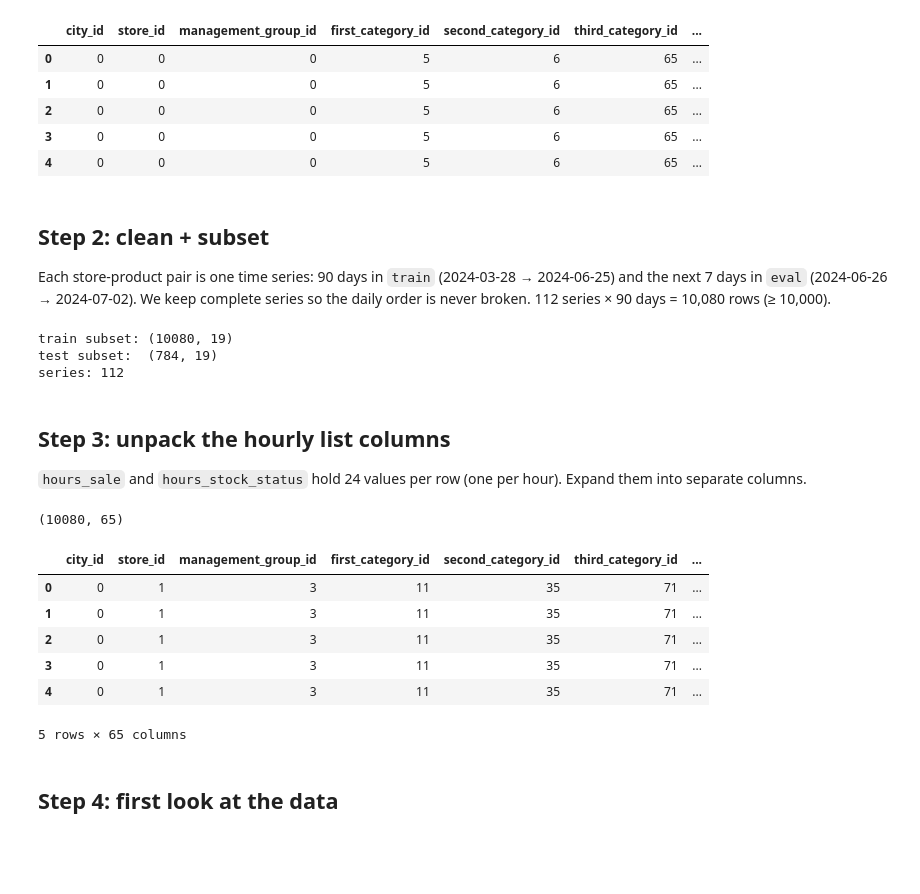
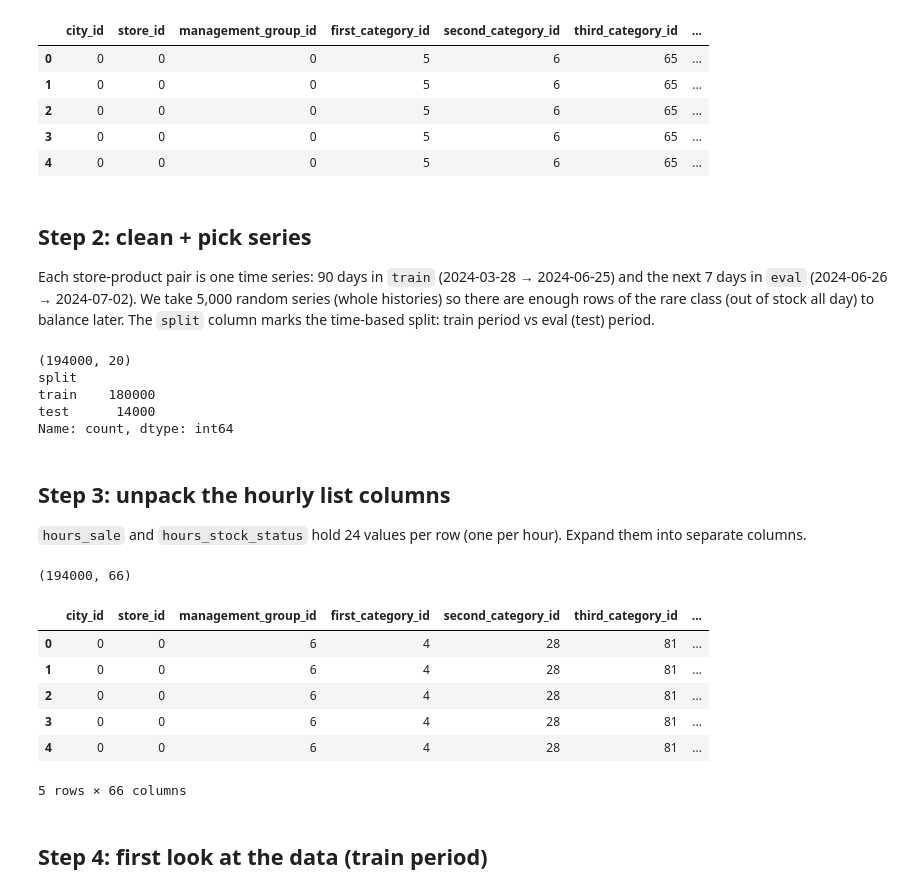
Before and after one commit to KTECeline/ODL-G15, a Jupyter notebook: Dataset.ipynb, the cells around one changed output. Drawn from its saved outputs; the diff is of its cells as text; code cells hidden in the pictures; blank space fills up the shorter version.

```diff
--- a/Dataset.ipynb
+++ b/Dataset.ipynb
@@ -51,9 +51,10 @@ eval:  (350000, 19)
 | 3 | 0 | 0 | 0 | 5 | 6 | 65 | ... |
 | 4 | 0 | 0 | 0 | 5 | 6 | 65 | ... |
 # %% [markdown]
-## Step 2: clean + subset
+## Step 2: clean + pick series
 Each store-product pair is one time series: 90 days in `train` (2024-03-28 → 2024-06-25) and the next 7 days in `eval` (2024-06-26 → 2024-07-02).
-We keep complete series so the daily order is never broken. 112 series × 90 days = 10,080 rows (≥ 10,000).
+We take 5,000 random series (whole histories) so there are enough rows of the rare class (out of stock all day) to balance later.
+The `split` column marks the time-based split: train period vs eval (test) period.
 # %%
 keys = ["store_id", "product_id"]
 
@@ -61,49 +62,41 @@ keys = ["store_id", "product_id"]
 train_df = train_df.dropna().drop_duplicates(subset=keys + ["dt"])
 eval_df = eval_df.dropna().drop_duplicates(subset=keys + ["dt"])
 
-# keep only series with the full 90-day history
+# keep only series with the full 90-day history, pick 5,000 at random
 counts = train_df.groupby(keys).size()
 full_series = counts[counts == 90].reset_index()[keys]
+chosen = full_series.sample(n=5000, random_state=42)
 
-# pick 112 series at random -> 10,080 train rows
-chosen = full_series.sample(n=112, random_state=42)
+data = pd.concat([train_df.merge(chosen, on=keys).assign(split="train"),
+                  eval_df.merge(chosen, on=keys).assign(split="test")])
+data["dt"] = pd.to_datetime(data["dt"])
+data = data.sort_values(keys + ["dt"]).reset_index(drop=True)
 
-df = train_df.merge(chosen, on=keys)
-test_df = eval_df.merge(chosen, on=keys)   # same series, the 7 days after -> time-based test set
-
-for d in (df, test_df):
-    d["dt"] = pd.to_datetime(d["dt"])
-    d.sort_values(keys + ["dt"], inplace=True)
-    d.reset_index(drop=True, inplace=True)
-
-print("train subset:", df.shape)
-print("test subset: ", test_df.shape)
-print("series:", df.groupby(keys).ngroups)
+print(data.shape)
+print(data["split"].value_counts())
 # %% [output]
-train subset: (10080, 19)
-test subset:  (784, 19)
-series: 112
+(194000, 20)
+split
+train    180000
+test      14000
+Name: count, dtype: int64
 # %% [markdown]
 ## Step 3: unpack the hourly list columns
 `hours_sale` and `hours_stock_status` hold 24 values per row (one per hour). Expand them into separate columns.
 # %%
-def unpack_hours(d):
-    sale_h = pd.DataFrame(d["hours_sale"].tolist(), index=d.index).add_prefix("sale_h")
-    stock_h = pd.DataFrame(d["hours_stock_status"].tolist(), index=d.index).add_prefix("stock_h")
-    return pd.concat([d.drop(columns=["hours_sale", "hours_stock_status"]), sale_h, stock_h], axis=1)
-
-df = unpack_hours(df)
-test_df = unpack_hours(test_df)
-print(df.shape)
-df.head()
+sale_h = pd.DataFrame(data["hours_sale"].tolist(), index=data.index).add_prefix("sale_h")
+stock_h = pd.DataFrame(data["hours_stock_status"].tolist(), index=data.index).add_prefix("stock_h")
+data = pd.concat([data.drop(columns=["hours_sale", "hours_stock_status"]), sale_h, stock_h], axis=1)
+print(data.shape)
+data.head()
 # %% [output]
-(10080, 65)
+(194000, 66)
 |  | city_id | store_id | management_group_id | first_category_id | second_category_id | third_category_id | ... |
-| 0 | 0 | 1 | 3 | 11 | 35 | 71 | ... |
-| 1 | 0 | 1 | 3 | 11 | 35 | 71 | ... |
-| 2 | 0 | 1 | 3 | 11 | 35 | 71 | ... |
-| 3 | 0 | 1 | 3 | 11 | 35 | 71 | ... |
-| 4 | 0 | 1 | 3 | 11 | 35 | 71 | ... |
+| 0 | 0 | 0 | 6 | 4 | 28 | 81 | ... |
+| 1 | 0 | 0 | 6 | 4 | 28 | 81 | ... |
+| 2 | 0 | 0 | 6 | 4 | 28 | 81 | ... |
+| 3 | 0 | 0 | 6 | 4 | 28 | 81 | ... |
+| 4 | 0 | 0 | 6 | 4 | 28 | 81 | ... |
-5 rows × 65 columns
+5 rows × 66 columns
 # %% [markdown]
-## Step 4: first look at the data
+## Step 4: first look at the data (train period)
```
Also changed, not shown: parts of 15 cells of this notebook, 6 other files.
